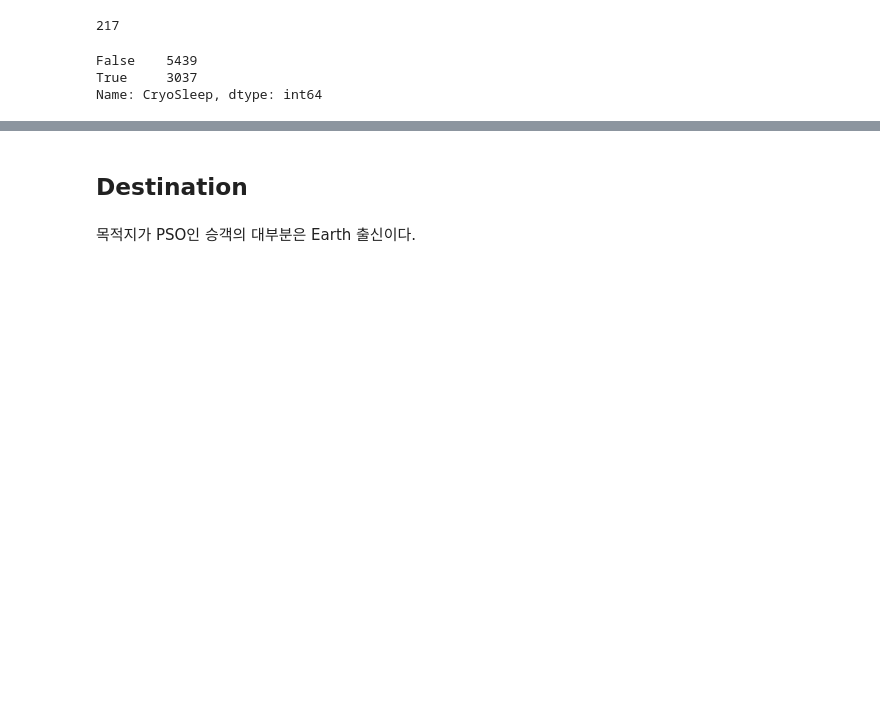
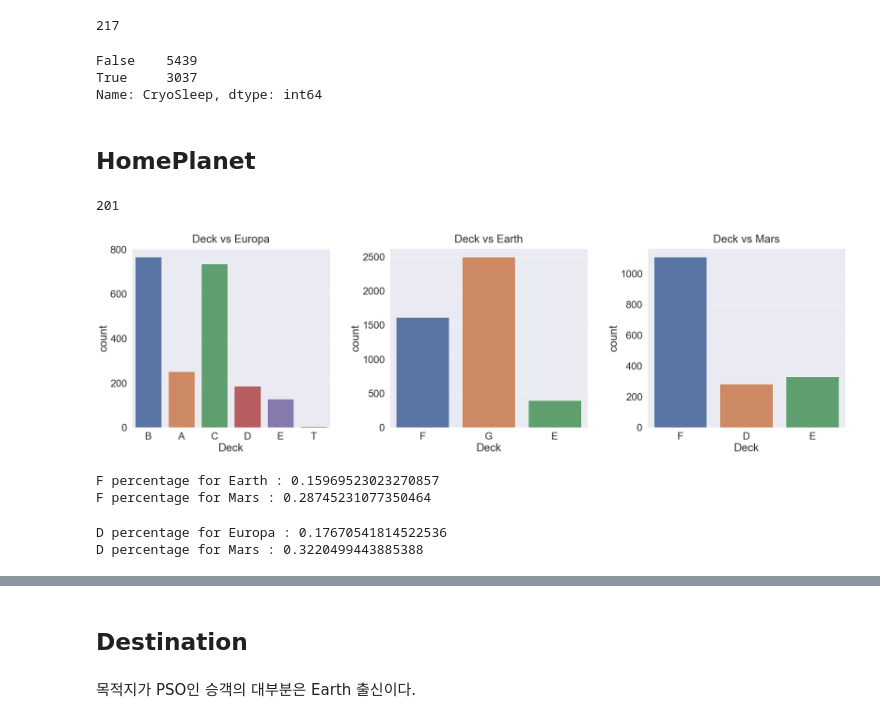
Before and after one commit to HyeonGeunY/kaggle, a Jupyter notebook: spaceship_titanic/notebooks/spaceshiptitanic-prediction.ipynb, the cells around one changed output, grey strips where cells are left out. Saved outputs shown, nothing was run; the diff lists cells and outputs as text; code cells hidden in the pictures; blank space fills up the shorter version.

```diff
--- a/spaceship_titanic/notebooks/spaceshiptitanic-prediction.ipynb
+++ b/spaceship_titanic/notebooks/spaceshiptitanic-prediction.ipynb
@@ -195,3 +196,44 @@ def fill_cryosleep_null(x):
         return x["CryoSleep"]
 # %%
 test = df_train.apply(fill_cryosleep_null, axis=1)
+# %% [markdown]
+## HomePlanet
+# %%
+df_train["HomePlanet"].isnull().sum()
+# %% [output]
+201
+# %%
+y_position = 1.02
+f, ax = plt.subplots(1, 3, figsize=(35, 9))
+
+for i, p in enumerate(list(df_train["HomePlanet"].unique()[:-1])):
+    sns.countplot("Deck", data=df_train[df_train["HomePlanet"] == p], ax=ax[i])
+    ax[i].set_title(f"Deck vs {p}", y=y_position)
+    plt.subplots_adjust(wspace=0.3, hspace=0.5)
+plt.show()
+# %% [output]
+[figure, added]
+# %%
+count_mars = df_train[(df_train["HomePlanet"] == "Mars")]["Deck"].count()
+count_earth = df_train[(df_train["HomePlanet"] == "Earth")]["Deck"].count()
+weight =  count_mars / (count_mars + count_earth)
+
+f_earth = df_train[(df_train["Deck"] == 'F') & (df_train["HomePlanet"] == "Earth")]["Deck"].count() / df_train[df_train["Deck"] == 'F']['Deck'].count() * weight
+f_mars = df_train[(df_train["Deck"] == 'F') & (df_train["HomePlanet"] == "Mars")]["Deck"].count() / df_train[df_train["Deck"] == 'F']['Deck'].count() * (1 - weight)
+print(f"F percentage for Earth : {f_earth}")
+print(f"F percentage for Mars : {f_mars}")
+# %% [output]
+F percentage for Earth : 0.15969523023270857
+F percentage for Mars : 0.28745231077350464
+# %%
+count_mars = df_train[(df_train["HomePlanet"] == "Mars")]["Deck"].count()
+count_europa = df_train[(df_train["HomePlanet"] == "Europa")]["Deck"].count()
+weight =  count_mars / (count_mars + count_europa)
+
+d_europa = df_train[(df_train["Deck"] == 'D') & (df_train["HomePlanet"] == "Europa")]["Deck"].count() / df_train[(df_train["Deck"] == "D")]["Deck"].count() * weight
+d_mars = df_train[(df_train["Deck"] == 'D') & (df_train["HomePlanet"] == "Mars")]["Deck"].count() / df_train[(df_train["Deck"] == "D")]["Deck"].count() * (1 - weight)
+print(f"D percentage for Europa : {d_europa}")
+print(f"D percentage for Mars : {d_mars}")
+# %% [output]
+D percentage for Europa : 0.17670541814522536
+D percentage for Mars : 0.3220499443885388
```
Also changed, not shown: parts of 16 cells of this notebook.
